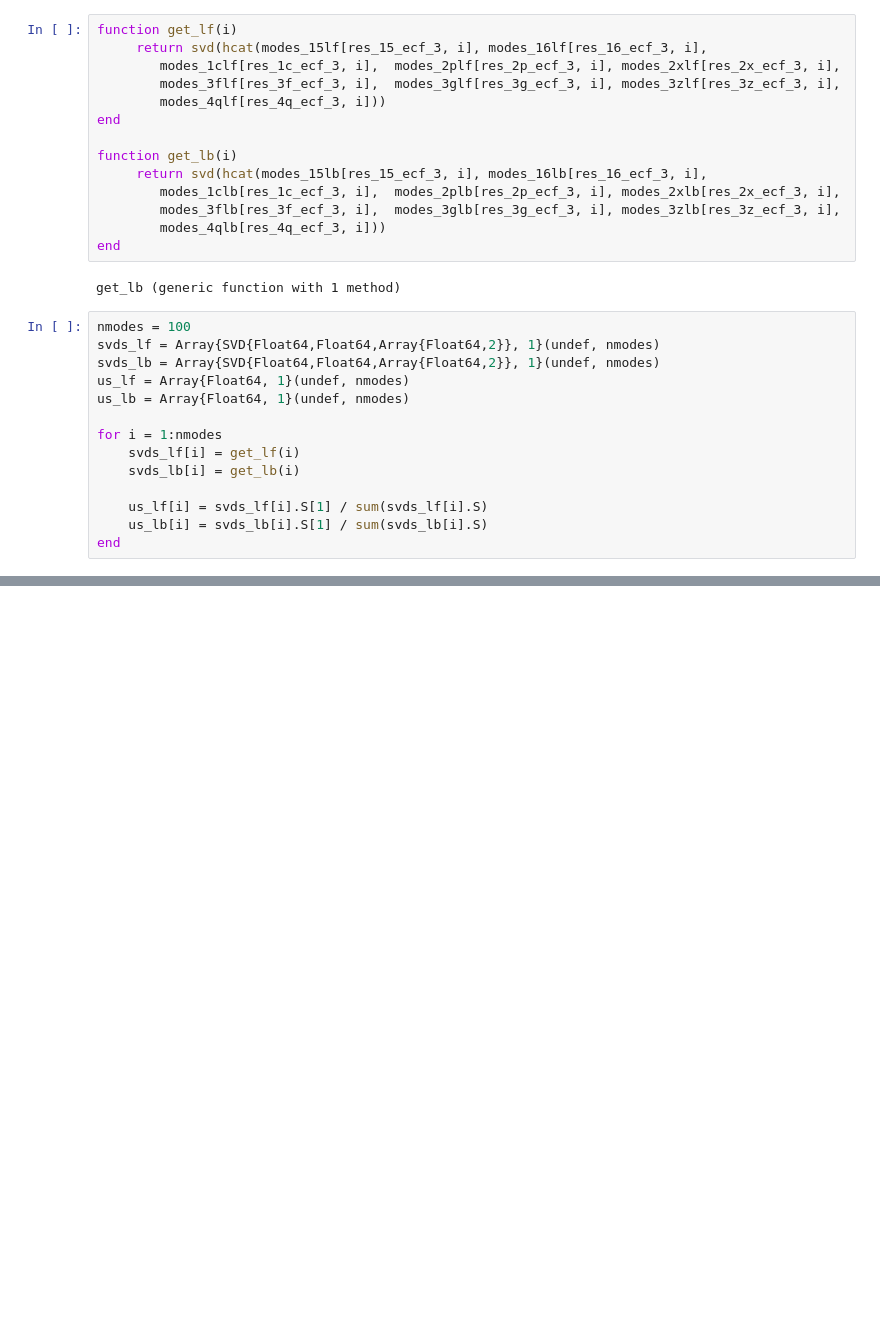
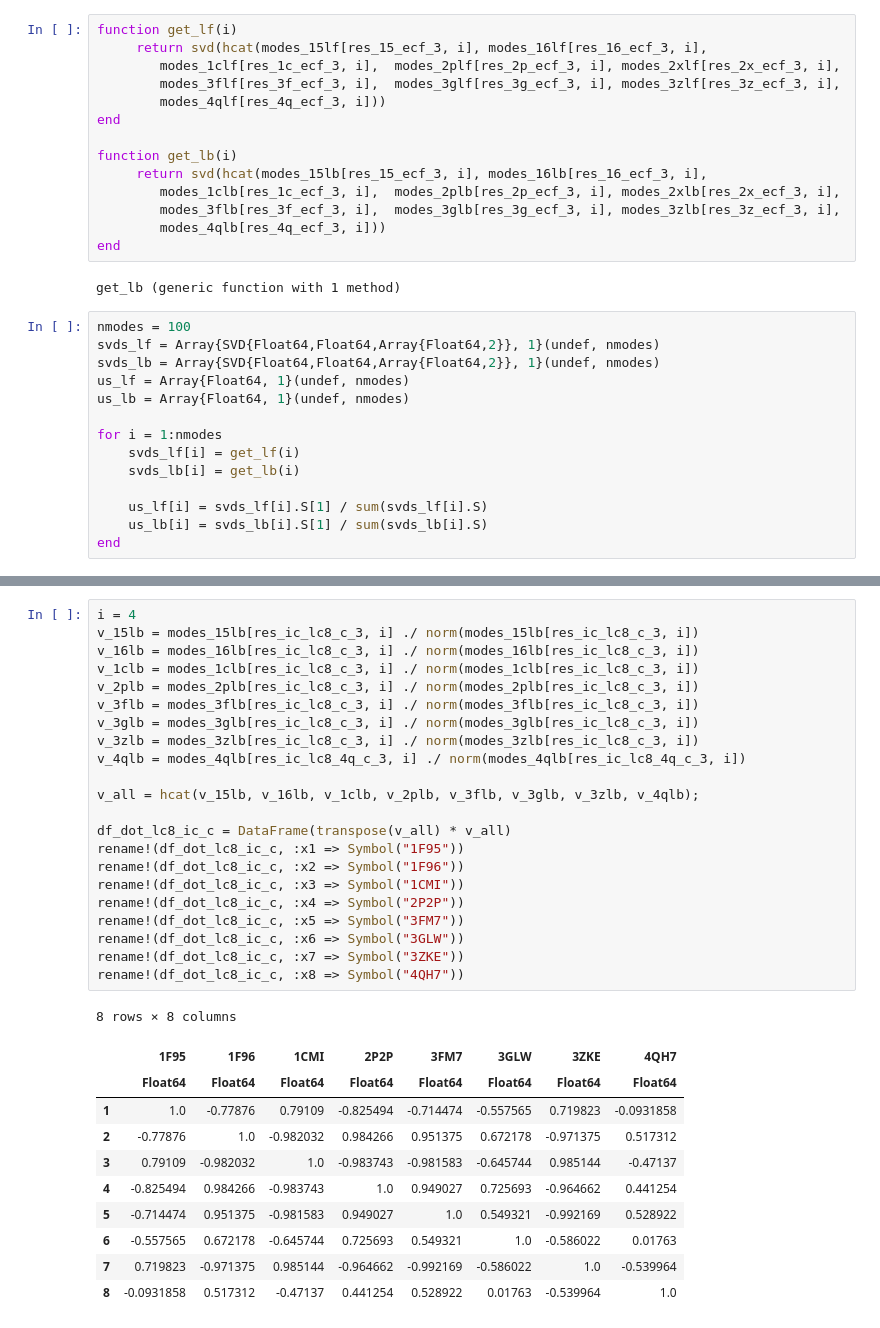
Before and after one commit to pgbarletta/old_dynein, a Jupyter notebook: src/wall_nma_lc8.ipynb, the cells around one changed output, grey strips where cells are left out. Cells and saved outputs as stored; diff of their text form; blank space fills up the shorter version.

```diff
--- a/src/wall_nma_lc8.ipynb
+++ b/src/wall_nma_lc8.ipynb
@@ -389,0 +626,34 @@ plot!(us_lb,
+# %%
+i = 4
+v_15lb = modes_15lb[res_ic_lc8_c_3, i] ./ norm(modes_15lb[res_ic_lc8_c_3, i])
+v_16lb = modes_16lb[res_ic_lc8_c_3, i] ./ norm(modes_16lb[res_ic_lc8_c_3, i])
+v_1clb = modes_1clb[res_ic_lc8_c_3, i] ./ norm(modes_1clb[res_ic_lc8_c_3, i])
+v_2plb = modes_2plb[res_ic_lc8_c_3, i] ./ norm(modes_2plb[res_ic_lc8_c_3, i])
+v_3flb = modes_3flb[res_ic_lc8_c_3, i] ./ norm(modes_3flb[res_ic_lc8_c_3, i])
+v_3glb = modes_3glb[res_ic_lc8_c_3, i] ./ norm(modes_3glb[res_ic_lc8_c_3, i])
+v_3zlb = modes_3zlb[res_ic_lc8_c_3, i] ./ norm(modes_3zlb[res_ic_lc8_c_3, i])
+v_4qlb = modes_4qlb[res_ic_lc8_4q_c_3, i] ./ norm(modes_4qlb[res_ic_lc8_4q_c_3, i])
+
+v_all = hcat(v_15lb, v_16lb, v_1clb, v_2plb, v_3flb, v_3glb, v_3zlb, v_4qlb);
+
+df_dot_lc8_ic_c = DataFrame(transpose(v_all) * v_all)
+rename!(df_dot_lc8_ic_c, :x1 => Symbol("1F95"))
+rename!(df_dot_lc8_ic_c, :x2 => Symbol("1F96"))
+rename!(df_dot_lc8_ic_c, :x3 => Symbol("1CMI"))
+rename!(df_dot_lc8_ic_c, :x4 => Symbol("2P2P"))
+rename!(df_dot_lc8_ic_c, :x5 => Symbol("3FM7"))
+rename!(df_dot_lc8_ic_c, :x6 => Symbol("3GLW"))
+rename!(df_dot_lc8_ic_c, :x7 => Symbol("3ZKE"))
+rename!(df_dot_lc8_ic_c, :x8 => Symbol("4QH7"))
+# %% [output]
+8 rows × 8 columns
+|  | 1F95 | 1F96 | 1CMI | 2P2P | 3FM7 | 3GLW | 3ZKE | 4QH7 |
+|  | Float64 | Float64 | Float64 | Float64 | Float64 | Float64 | Float64 | Float64 |
+| 1 | 1.0 | -0.77876 | 0.79109 | -0.825494 | -0.714474 | -0.557565 | 0.719823 | -0.0931858 |
+| 2 | -0.77876 | 1.0 | -0.982032 | 0.984266 | 0.951375 | 0.672178 | -0.971375 | 0.517312 |
+| 3 | 0.79109 | -0.982032 | 1.0 | -0.983743 | -0.981583 | -0.645744 | 0.985144 | -0.47137 |
+| 4 | -0.825494 | 0.984266 | -0.983743 | 1.0 | 0.949027 | 0.725693 | -0.964662 | 0.441254 |
+| 5 | -0.714474 | 0.951375 | -0.981583 | 0.949027 | 1.0 | 0.549321 | -0.992169 | 0.528922 |
+| 6 | -0.557565 | 0.672178 | -0.645744 | 0.725693 | 0.549321 | 1.0 | -0.586022 | 0.01763 |
+| 7 | 0.719823 | -0.971375 | 0.985144 | -0.964662 | -0.992169 | -0.586022 | 1.0 | -0.539964 |
+| 8 | -0.0931858 | 0.517312 | -0.47137 | 0.441254 | 0.528922 | 0.01763 | -0.539964 | 1.0 |
```
Also changed, not shown: parts of 13 cells of this notebook, 1 other file.
